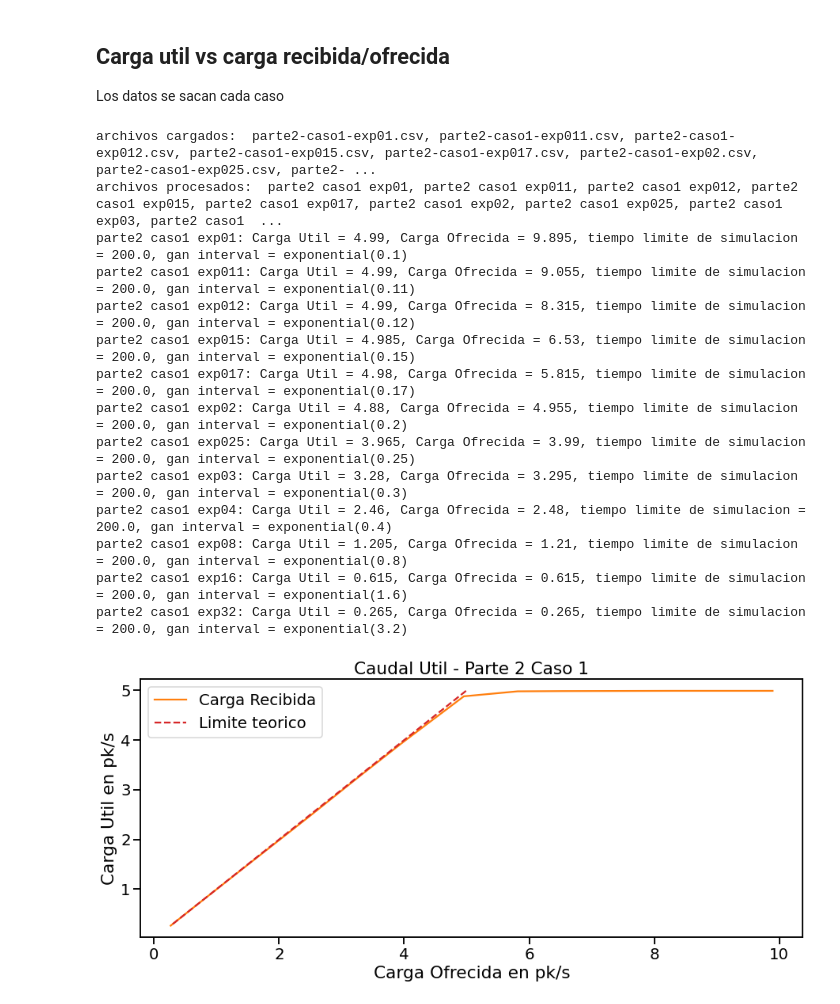
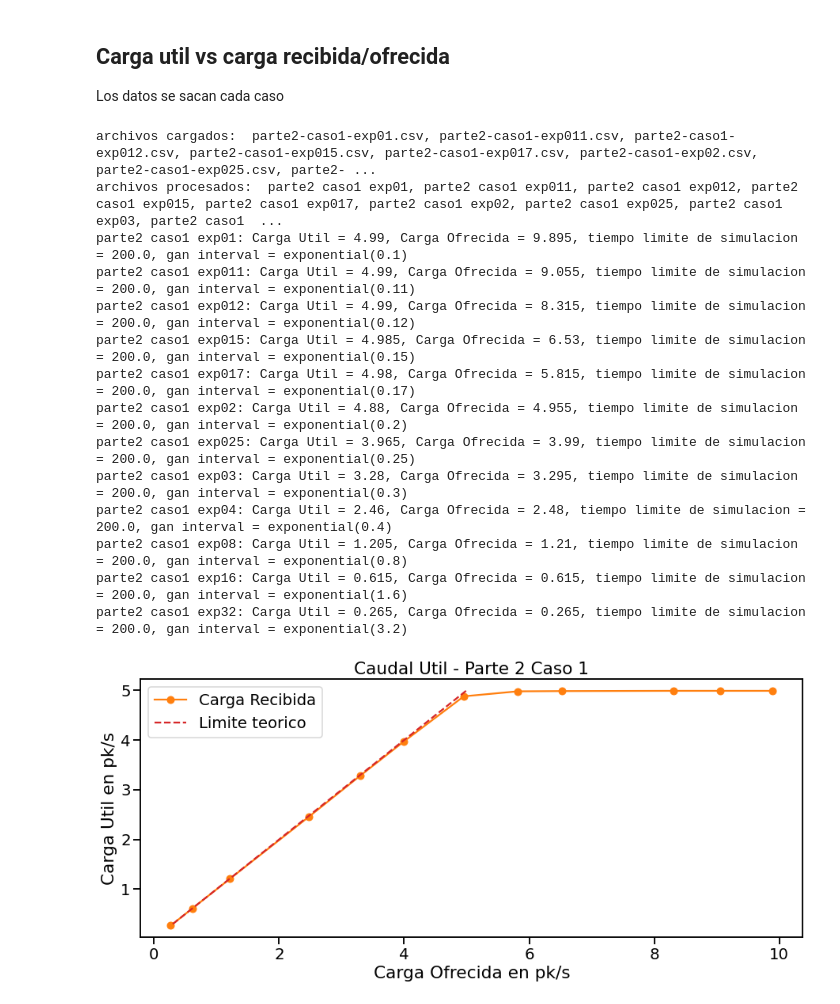
Before and after one commit to Kidmand/Redes-LAB-3, a Jupyter notebook: Notebook-results-part2.ipynb, the cells around one changed output. Saved outputs shown, nothing was run; the diff lists cells and outputs as text; code cells hidden in the pictures.

```diff
--- a/Notebook-results-part2.ipynb
+++ b/Notebook-results-part2.ipynb
@@ -284,6 +284,8 @@ Los datos se sacan cada caso
 # %%
 
 import math
+import numpy as np
+
 for c in range(1,3):
     # Archivos
     sca_dir = f'DATA/Parte-2-Caso-{c}/'
@@ -333,36 +335,39 @@ for c in range(1,3):
     # OPTIONAL: Aplicar logaritmo natural a cada elemento de la lista
     # cOfrecida = [math.log(x) for x in cOfrecida]
     # cUtil = [math.log(x) for x in cUtil]
+    # OPTIONAL:
+    # cOfrecida = np.log(cOfrecida)
+    # cUtil = np.log(cUtil)
     # OPTIONAL: FIN
 
     # Graficamos el gráfico de líneas
     plt.figure(figsize=(15, 6))
-    plt.plot(cOfrecida, cUtil, color='tab:orange', label='Carga Recibida')
+    plt.plot(cOfrecida, cUtil, color='tab:orange', label='Carga Recibida', marker='o')
     plt.plot(cUtil, cUtil, color='tab:red', label='Limite teorico', linestyle='--')
     plt.title('Caudal Util - {}'.format(directorio_procesado))
     plt.xlabel('Carga Ofrecida en pk/s')
     plt.ylabel('Carga Util en pk/s')
     plt.legend()
     # Definimos los ticks del eje x e y
     # plt.xticks(cOfrecida)
     # plt.yticks(cUtil)
     plt.show()
 # %% [output]
 archivos cargados:  parte2-caso1-exp01.csv, parte2-caso1-exp011.csv, parte2-caso1-exp012.csv, parte2-caso1-exp015.csv, parte2-caso1-exp017.csv, parte2-caso1-exp02.csv, parte2-caso1-exp025.csv, parte2- ...
 archivos procesados:  parte2 caso1 exp01, parte2 caso1 exp011, parte2 caso1 exp012, parte2 caso1 exp015, parte2 caso1 exp017, parte2 caso1 exp02, parte2 caso1 exp025, parte2 caso1 exp03, parte2 caso1  ...
 parte2 caso1 exp01: Carga Util = 4.99, Carga Ofrecida = 9.895, tiempo limite de simulacion = 200.0, gan interval = exponential(0.1)
 parte2 caso1 exp011: Carga Util = 4.99, Carga Ofrecida = 9.055, tiempo limite de simulacion = 200.0, gan interval = exponential(0.11)
 parte2 caso1 exp012: Carga Util = 4.99, Carga Ofrecida = 8.315, tiempo limite de simulacion = 200.0, gan interval = exponential(0.12)
 parte2 caso1 exp015: Carga Util = 4.985, Carga Ofrecida = 6.53, tiempo limite de simulacion = 200.0, gan interval = exponential(0.15)
 parte2 caso1 exp017: Carga Util = 4.98, Carga Ofrecida = 5.815, tiempo limite de simulacion = 200.0, gan interval = exponential(0.17)
 parte2 caso1 exp02: Carga Util = 4.88, Carga Ofrecida = 4.955, tiempo limite de simulacion = 200.0, gan interval = exponential(0.2)
 parte2 caso1 exp025: Carga Util = 3.965, Carga Ofrecida = 3.99, tiempo limite de simulacion = 200.0, gan interval = exponential(0.25)
 parte2 caso1 exp03: Carga Util = 3.28, Carga Ofrecida = 3.295, tiempo limite de simulacion = 200.0, gan interval = exponential(0.3)
 parte2 caso1 exp04: Carga Util = 2.46, Carga Ofrecida = 2.48, tiempo limite de simulacion = 200.0, gan interval = exponential(0.4)
 parte2 caso1 exp08: Carga Util = 1.205, Carga Ofrecida = 1.21, tiempo limite de simulacion = 200.0, gan interval = exponential(0.8)
 parte2 caso1 exp16: Carga Util = 0.615, Carga Ofrecida = 0.615, tiempo limite de simulacion = 200.0, gan interval = exponential(1.6)
 parte2 caso1 exp32: Carga Util = 0.265, Carga Ofrecida = 0.265, tiempo limite de simulacion = 200.0, gan interval = exponential(3.2)
-[figure, old version]
+[figure, new version]
 archivos cargados:  parte1-caso2-exp000625.csv, parte2-caso2-exp00125.csv, parte2-caso2-exp0025.csv, parte2-caso2-exp005.csv, parte2-caso2-exp01.csv, parte2-caso2-exp015.csv, parte2-caso2-exp02.csv, p ...
 archivos procesados:  parte1 caso2 exp000625, parte2 caso2 exp00125, parte2 caso2 exp0025, parte2 caso2 exp005, parte2 caso2 exp01, parte2 caso2 exp015, parte2 caso2 exp02, parte2 caso2 exp03
 parte1 caso2 exp000625: Carga Util = 4.97, Carga Ofrecida = 161.615, tiempo limite de simulacion = 200.0, gan interval = exponential(0.00625)
```
Also changed, not shown: parts of 1 cell of this notebook.
